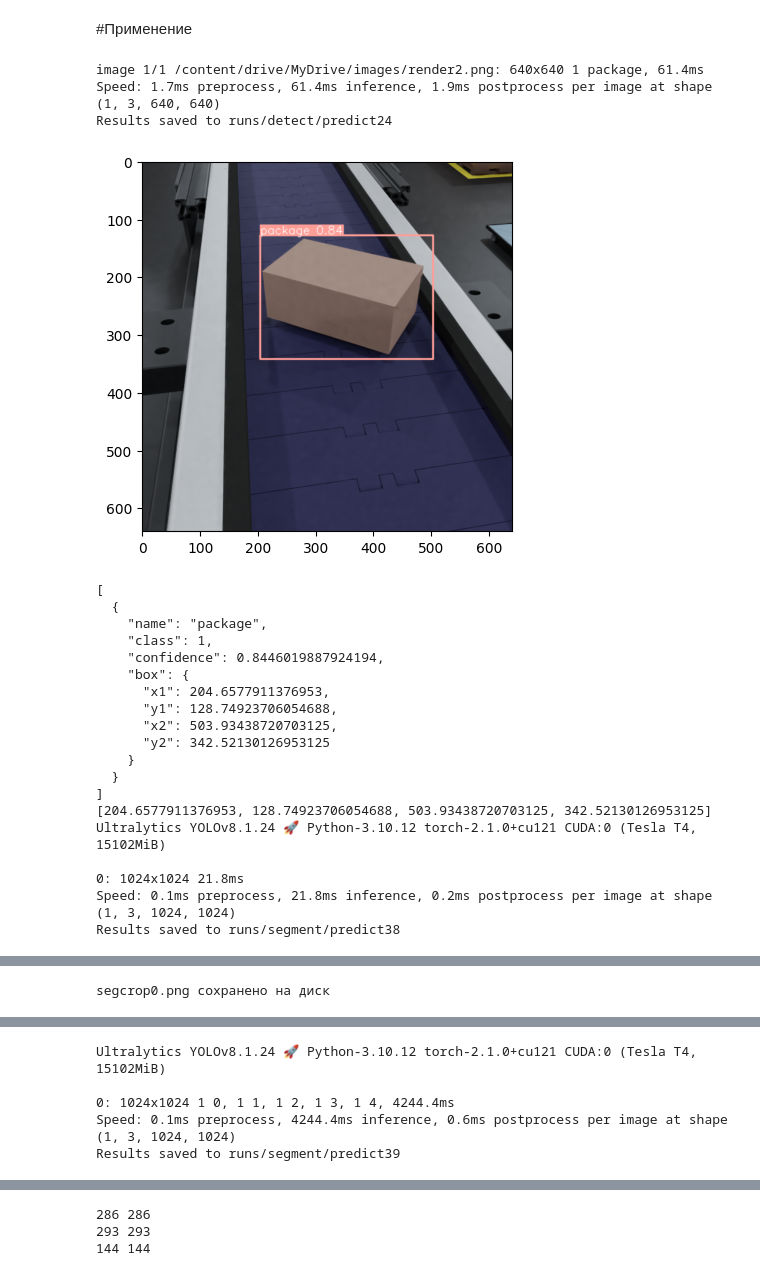
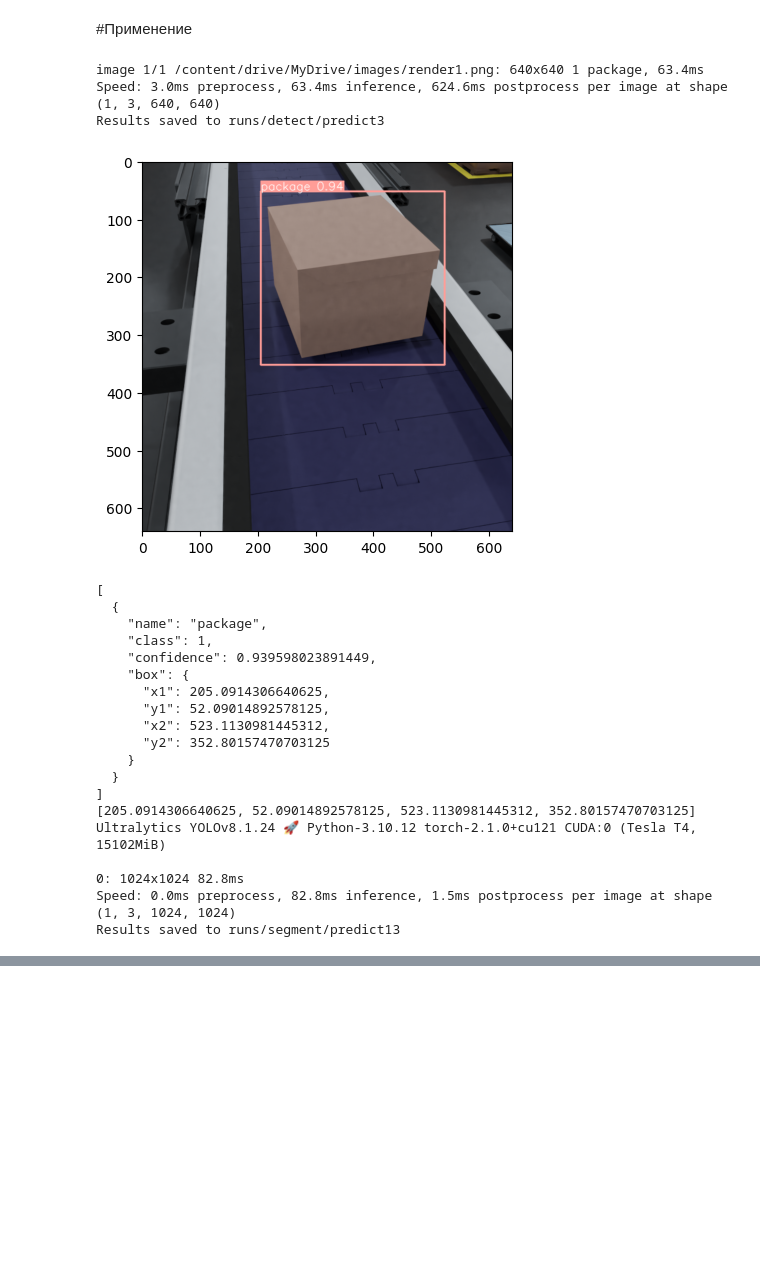
Before and after one commit to gitvanya34/SortifyScan, a Jupyter notebook: Detection_and_Segmentation_Sortify_Scan.ipynb, the cells around one changed output, grey strips where cells are left out. Cells and saved outputs as stored; diff of their text form; code cells hidden in the pictures; blank space fills up the shorter version.

```diff
--- a/Detection_and_Segmentation_Sortify_Scan.ipynb
+++ b/Detection_and_Segmentation_Sortify_Scan.ipynb
@@ -3,10 +43,10 @@
 # %% [markdown]
 #Константы
 # %%
-FLAG_COLAB = True
-PATH_BEGIN_IMAGE = "/content/drive/MyDrive/images/render2.png"
-PATH_WEIGHTS = '/content/drive/MyDrive/yolov8l.pt 2.0 /runs4 best 0.751 /detect/train4/weights/best.pt'
 
+PATH_BEGIN_IMAGE = "/content/drive/MyDrive/images/render1.png"
+PATH_WEIGHTS_YOLO = '/content/drive/MyDrive/yolov8l.pt 2.0 /runs4 best 0.751 /detect/train4/weights/best.pt'
+PATH_WEIGHTS_SAM = '/content/drive/MyDrive/SAM/sam_b.pt'
 
 # Размеры ленты калиборованные реальные в метрах
 lenta_real_left = 3.44579
@@ -21,4 +61,4 @@ arr_lenta_right = np.array([[640,509],[327,0]])
 arr_lenta_up = np.array([[164,0],[327,0]])
 arr_lenta_down = np.array([[640,509],[190,640]])
 
-perspective_coef = calculate_perspective_coef()
+# perspective_coef = calculate_perspective_coef()
@@ -73,13 +69,13 @@ def clean_memory_for_gpu():
 # %% [markdown]
 # Детекция
 # %%
-def detection(path_weights: str = PATH_WEIGHTS,\
+def detection(path_weights: str = PATH_WEIGHTS_YOLO,\
               path_image: str = PATH_BEGIN_IMAGE,\
               conf: float = 0.75) -> list:
   """Метод детекции упаковки
   Parameters
   ----------
-  path_weights: str = PATH_WEIGHTS
+  path_weights: str = PATH_WEIGHTS_YOLO
   path_image: str = PATH_BEGIN_IMAGE
   conf: float = 0.75
   """
@@ -99,7 +95,7 @@ def segmentation_bboxes(image, bboxes):
   ----------
   # image - np.array image (result[0].orig_img)
   """
-  overrides = dict(conf=0.99,  task='segment', mode='predict',  model="sam_b.pt")
+  overrides = dict(conf=0.99,  task='segment', mode='predict',  model=PATH_WEIGHTS_SAM)
   predictor = SAMPredictor(overrides=overrides)
   predictor.set_image(image)
   # bboxes = list(box.values())
@@ -113,7 +109,7 @@ def segmentation(image):
   ----------
   # image - np.array image (result[0].orig_img)
   """
-  overrides = dict(conf=0.99,  task='segment', mode='predict',  model="sam_b.pt", save_crop  = True )
+  overrides = dict(conf=0.99,  task='segment', mode='predict',  model=PATH_WEIGHTS_SAM, save_crop  = True )
   predictor = SAMPredictor(overrides=overrides)
   predictor.set_image(image)
   result = predictor()
@@ -420,40 +381,33 @@ def cut_at_intersection(line_strings):
 # %%
 result = detection()
 show_image_after_ultralytics(result)
 
+clean_memory_for_gpu()
+
 bbox = get_bbox_from_result(result_to_json(result))
 result = segmentation_bboxes(result[0].orig_img, bbox)
 show_image_after_ultralytics(result)
-
-result = segmentation_of_the_side(result, crop = False, bgcolor = 'white')
-show_image_after_ultralytics(result)
-
-
-point_cloud = get_xy_edges(result, bbox=[0,0])#TODO bbox если кроп передавать нормаьный bbox сделать проверку
-draw_point_cloud_edges(point_cloud)# TODO: передать размеры изображения аргументом
-
-approximate_point_cloud(point_cloud)
 # %% [output]
-image 1/1 /content/drive/MyDrive/images/render2.png: 640x640 1 package, 61.4ms
-Speed: 1.7ms preprocess, 61.4ms inference, 1.9ms postprocess per image at shape (1, 3, 640, 640)
-Results saved to runs/detect/predict24
+image 1/1 /content/drive/MyDrive/images/render1.png: 640x640 1 package, 63.4ms
+Speed: 3.0ms preprocess, 63.4ms inference, 624.6ms postprocess per image at shape (1, 3, 640, 640)
+Results saved to runs/detect/predict3
-[figure, old version]
+[figure, new version]
 [
   {
     "name": "package",
     "class": 1,
-    "confidence": 0.8446019887924194,
+    "confidence": 0.939598023891449,
     "box": {
-      "x1": 204.6577911376953,
-      "y1": 128.74923706054688,
-      "x2": 503.93438720703125,
-      "y2": 342.52130126953125
+      "x1": 205.0914306640625,
+      "y1": 52.09014892578125,
+      "x2": 523.1130981445312,
+      "y2": 352.80157470703125
     }
   }
 ]
-[204.6577911376953, 128.74923706054688, 503.93438720703125, 342.52130126953125]
+[205.0914306640625, 52.09014892578125, 523.1130981445312, 352.80157470703125]
 Ultralytics YOLOv8.1.24 🚀 Python-3.10.12 torch-2.1.0+cu121 CUDA:0 (Tesla T4, 15102MiB)
 
-0: 1024x1024 21.8ms
-Speed: 0.1ms preprocess, 21.8ms inference, 0.2ms postprocess per image at shape (1, 3, 1024, 1024)
-Results saved to runs/segment/predict38
+0: 1024x1024 82.8ms
+Speed: 0.0ms preprocess, 82.8ms inference, 1.5ms postprocess per image at shape (1, 3, 1024, 1024)
+Results saved to runs/segment/predict13
@@ -461 +414,0 @@ Results saved to runs/segment/predict38
-segcrop0.png сохранено на диск
@@ -463,5 +414,0 @@ segcrop0.png сохранено на диск
-Ultralytics YOLOv8.1.24 🚀 Python-3.10.12 torch-2.1.0+cu121 CUDA:0 (Tesla T4, 15102MiB)
-
-0: 1024x1024 1 0, 1 1, 1 2, 1 3, 1 4, 4244.4ms
-Speed: 0.1ms preprocess, 4244.4ms inference, 0.6ms postprocess per image at shape (1, 3, 1024, 1024)
-Results saved to runs/segment/predict39
@@ -469,3 +414,0 @@ Results saved to runs/segment/predict39
-286 286
-293 293
-144 144
```
Also changed, not shown: parts of 20 cells of this notebook.
